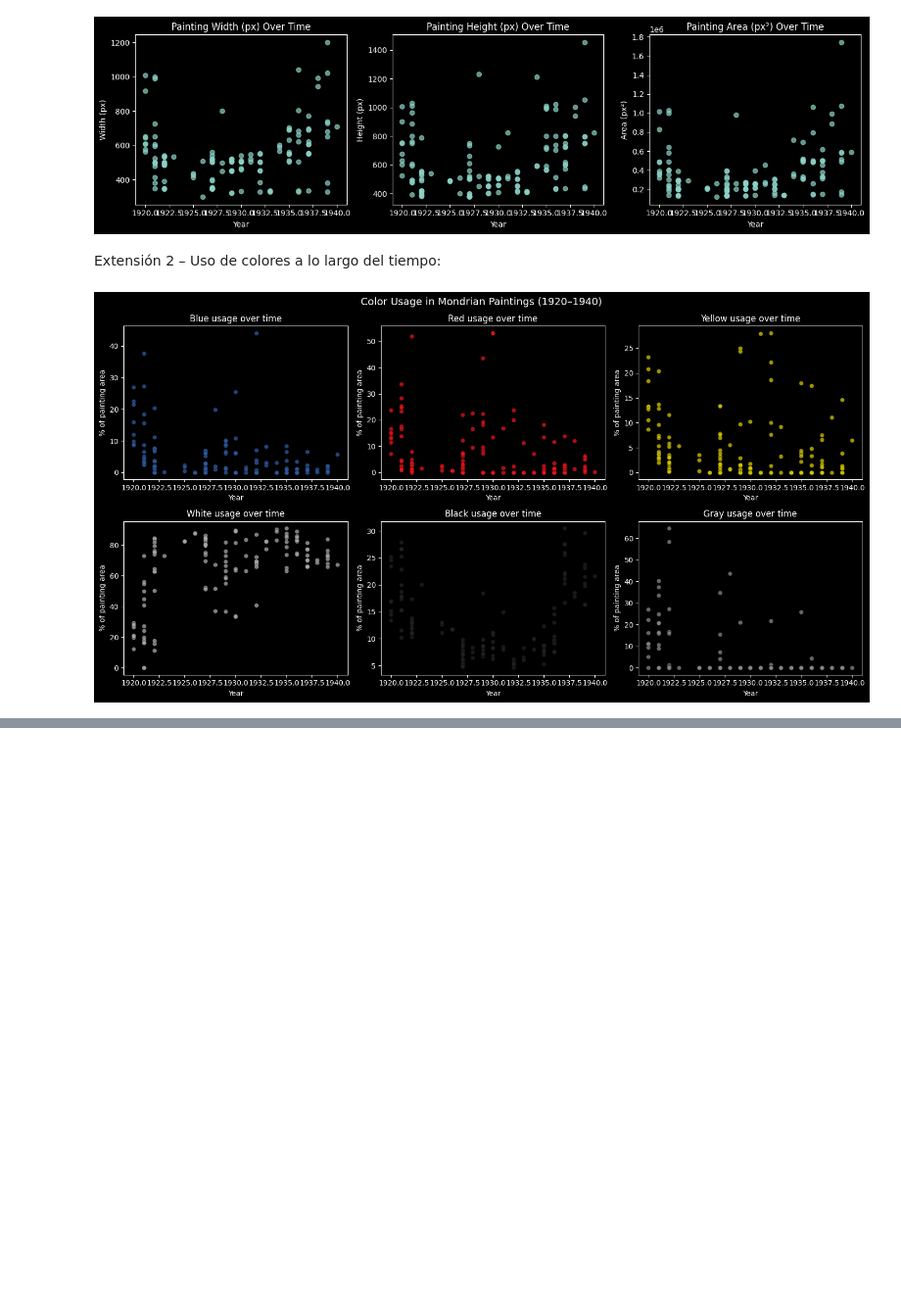
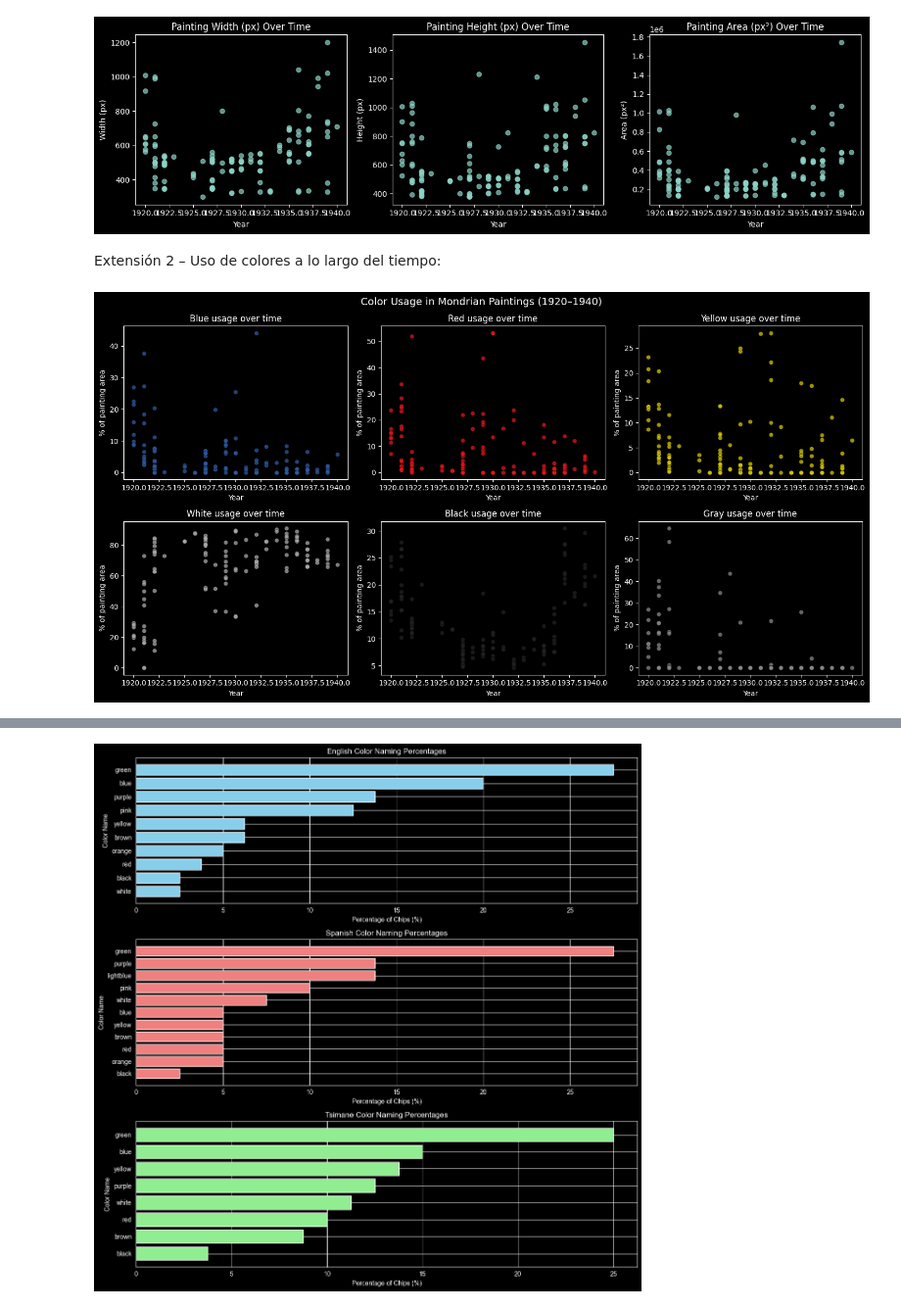
Before and after one commit to DannyGil0/mineria-de-datos-jupyter-notebook, a Jupyter notebook: Minereria_de_Datos.ipynb, the cells around one changed output, grey strips where cells are left out. Shown at 98% size. Cells and saved outputs as stored; diff of their text form; code cells hidden in the pictures; blank space fills up the shorter version.

```diff
--- a/Minereria_de_Datos.ipynb
+++ b/Minereria_de_Datos.ipynb
@@ -1390,0 +1410,18 @@ plt.show()
+# %%
+# Calculate percentage of chips named each color for each language
+def calculate_color_percentages(df, color_column):
+    """Calculate percentage of chips named each color"""
+    color_counts = df[color_column].value_counts()
+    total_chips = len(df)
+    color_percentages = (color_counts / total_chips * 100).round(2)
+    return color_percentages.reset_index()
+
+# Calculate for each language
+english_percentages = calculate_color_percentages(df, 'english_color')
+spanish_percentages = calculate_color_percentages(df, 'spanish_color')
+tsimane_percentages = calculate_color_percentages(df, 'tsimane_color')
+
+# Rename columns for clarity
+english_percentages.columns = ['color_name', 'percentage_english']
+spanish_percentages.columns = ['color_name', 'percentage_spanish']
+tsimane_percentages.columns = ['color_name', 'percentage_tsimane']
@@ -1390,0 +1475,33 @@ plt.show()
+# %%
+fig, axes = plt.subplots(3, 1, figsize=(12, 12))
+
+
+english_sorted = english_percentages.sort_values('percentage_english', ascending=True)
+axes[0].barh(english_sorted['color_name'], english_sorted['percentage_english'], color='skyblue')
+axes[0].set_title('English Color Naming Percentages')
+axes[0].set_xlabel('Percentage of Chips (%)')
+axes[0].set_ylabel('Color Name')
+
+
+spanish_sorted = spanish_percentages.sort_values('percentage_spanish', ascending=True)
+axes[1].barh(spanish_sorted['color_name'], spanish_sorted['percentage_spanish'], color='lightcoral')
+axes[1].set_title('Spanish Color Naming Percentages')
+axes[1].set_xlabel('Percentage of Chips (%)')
+axes[1].set_ylabel('Color Name')
+
+
+tsimane_sorted = tsimane_percentages.sort_values('percentage_tsimane', ascending=True)
+axes[2].barh(tsimane_sorted['color_name'], tsimane_sorted['percentage_tsimane'], color='lightgreen')
+axes[2].set_title('Tsimane Color Naming Percentages')
+axes[2].set_xlabel('Percentage of Chips (%)')
+axes[2].set_ylabel('Color Name')
+
+plt.tight_layout()
+plt.show()
+
+
+english_spanish = pd.merge(english_percentages, spanish_percentages, on='color_name', how='outer')
+all_languages = pd.merge(english_spanish, tsimane_percentages, on='color_name', how='outer')
+all_languages = all_languages.fillna(0)
+# %% [output]
+[figure, added]
```
Also changed, not shown: parts of 12 cells of this notebook.
